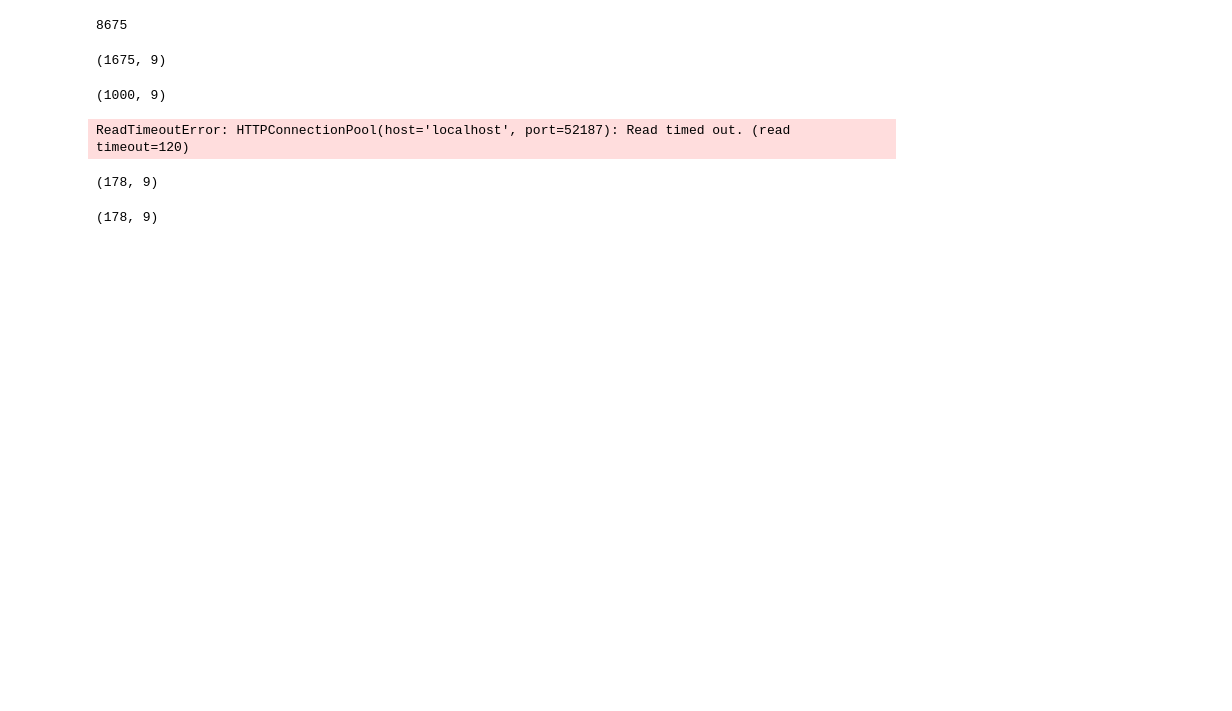
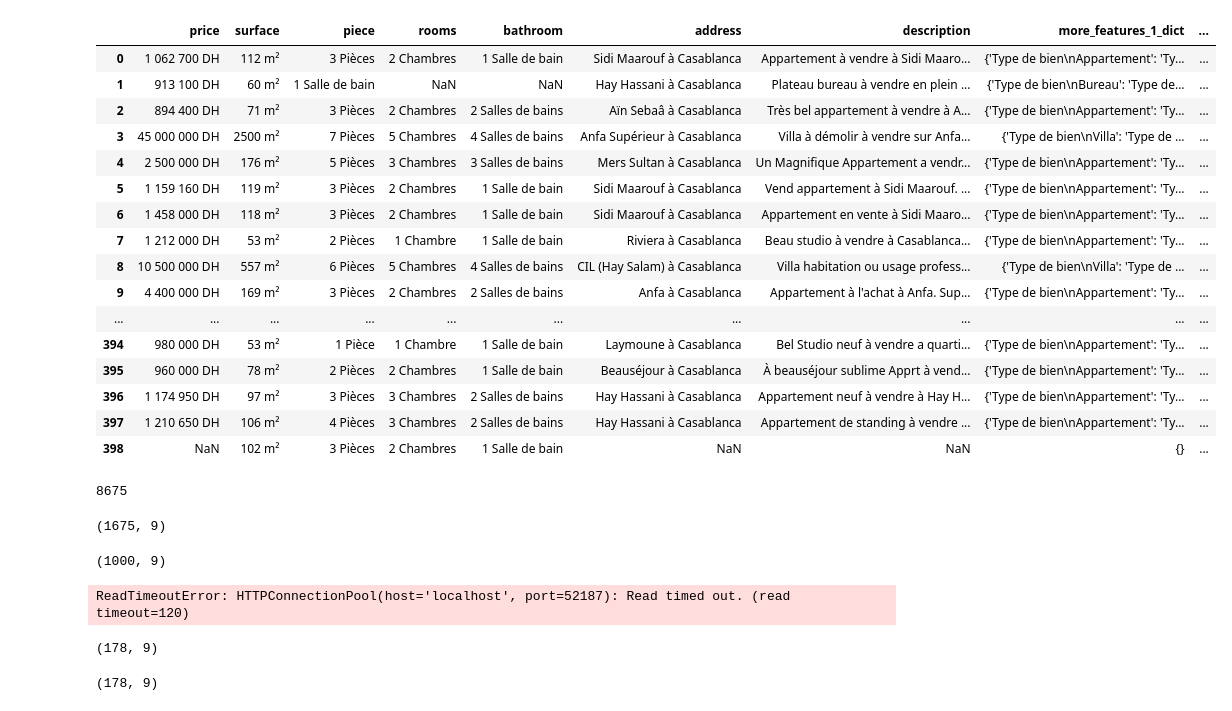
Before and after one commit to MarwaneMLE/morocco-appartements-price, a Jupyter notebook: dataset/scrape-immoblier-data.ipynb, the cells around one changed output. Cells and saved outputs as stored; diff of their text form; code cells hidden in the pictures; blank space fills up the shorter version.

```diff
--- a/dataset/scrape-immoblier-data.ipynb
+++ b/dataset/scrape-immoblier-data.ipynb
@@ -1,3 +1,31 @@
+# %%
+import pandas as pd
+
+# Display all columns
+pd.set_option("display.max_columns", None)
+# display all rows
+pd.set_option("display.max_rows", None)
+
+p = "moroccan-immobilier-houses-price-1.csv"
+pd.read_csv(p)
+# %% [output]
+|  | price | surface | piece | rooms | bathroom | address | description | more_features_1_dict | ... |
+| 0 | 1 062 700 DH | 112 m² | 3 Pièces | 2 Chambres | 1 Salle de bain | Sidi Maarouf à Casablanca | Appartement à vendre à Sidi Maaro... | {'Type de bien\nAppartement': 'Ty... | ... |
+| 1 | 913 100 DH | 60 m² | 1 Salle de bain | NaN | NaN | Hay Hassani à Casablanca | Plateau bureau à vendre en plein ... | {'Type de bien\nBureau': 'Type de... | ... |
+| 2 | 894 400 DH | 71 m² | 3 Pièces | 2 Chambres | 2 Salles de bains | Aïn Sebaâ à Casablanca | Très bel appartement à vendre à A... | {'Type de bien\nAppartement': 'Ty... | ... |
+| 3 | 45 000 000 DH | 2500 m² | 7 Pièces | 5 Chambres | 4 Salles de bains | Anfa Supérieur à Casablanca | Villa à démolir à vendre sur Anfa... | {'Type de bien\nVilla': 'Type de ... | ... |
+| 4 | 2 500 000 DH | 176 m² | 5 Pièces | 3 Chambres | 3 Salles de bains | Mers Sultan à Casablanca | Un Magnifique Appartement a vendr... | {'Type de bien\nAppartement': 'Ty... | ... |
+| 5 | 1 159 160 DH | 119 m² | 3 Pièces | 2 Chambres | 1 Salle de bain | Sidi Maarouf à Casablanca | Vend appartement à Sidi Maarouf. ... | {'Type de bien\nAppartement': 'Ty... | ... |
+| 6 | 1 458 000 DH | 118 m² | 3 Pièces | 2 Chambres | 1 Salle de bain | Sidi Maarouf à Casablanca | Appartement en vente à Sidi Maaro... | {'Type de bien\nAppartement': 'Ty... | ... |
+| 7 | 1 212 000 DH | 53 m² | 2 Pièces | 1 Chambre | 1 Salle de bain | Riviera à Casablanca | Beau studio à vendre à Casablanca... | {'Type de bien\nAppartement': 'Ty... | ... |
+| 8 | 10 500 000 DH | 557 m² | 6 Pièces | 5 Chambres | 4 Salles de bains | CIL (Hay Salam) à Casablanca | Villa habitation ou usage profess... | {'Type de bien\nVilla': 'Type de ... | ... |
+| 9 | 4 400 000 DH | 169 m² | 3 Pièces | 2 Chambres | 2 Salles de bains | Anfa à Casablanca | Appartement à l'achat à Anfa. Sup... | {'Type de bien\nAppartement': 'Ty... | ... |
+| ... | ... | ... | ... | ... | ... | ... | ... | ... | ... |
+| 394 | 980 000 DH | 53 m² | 1 Pièce | 1 Chambre | 1 Salle de bain | Laymoune à Casablanca | Bel Studio neuf à vendre a quarti... | {'Type de bien\nAppartement': 'Ty... | ... |
+| 395 | 960 000 DH | 78 m² | 2 Pièces | 2 Chambres | 1 Salle de bain | Beauséjour à Casablanca | À beauséjour sublime Apprt à vend... | {'Type de bien\nAppartement': 'Ty... | ... |
+| 396 | 1 174 950 DH | 97 m² | 3 Pièces | 3 Chambres | 2 Salles de bains | Hay Hassani à Casablanca | Appartement neuf à vendre à Hay H... | {'Type de bien\nAppartement': 'Ty... | ... |
+| 397 | 1 210 650 DH | 106 m² | 4 Pièces | 3 Chambres | 2 Salles de bains | Hay Hassani à Casablanca | Appartement de standing à vendre ... | {'Type de bien\nAppartement': 'Ty... | ... |
+| 398 | NaN | 102 m² | 3 Pièces | 2 Chambres | 1 Salle de bain | NaN | NaN | {} | ... |
 # %%
 # Importation des bibliothèques nécessaires pour le scraping avec Selenium
 
```
Also changed, not shown: 3 other files.
